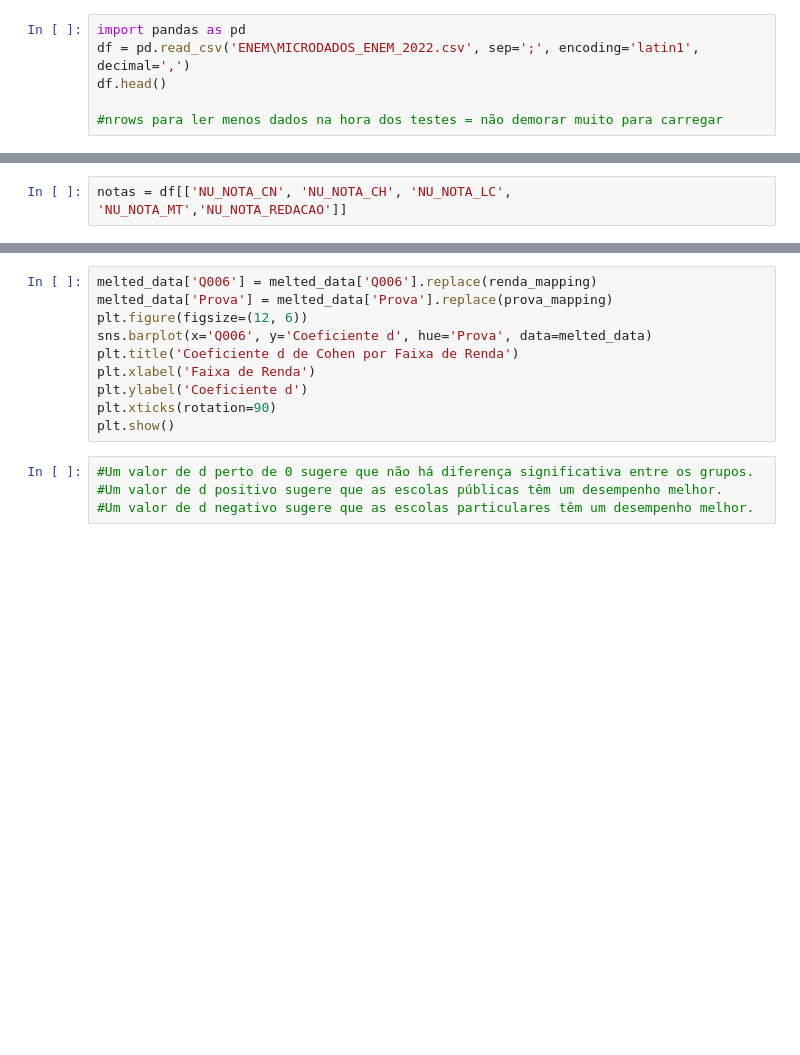
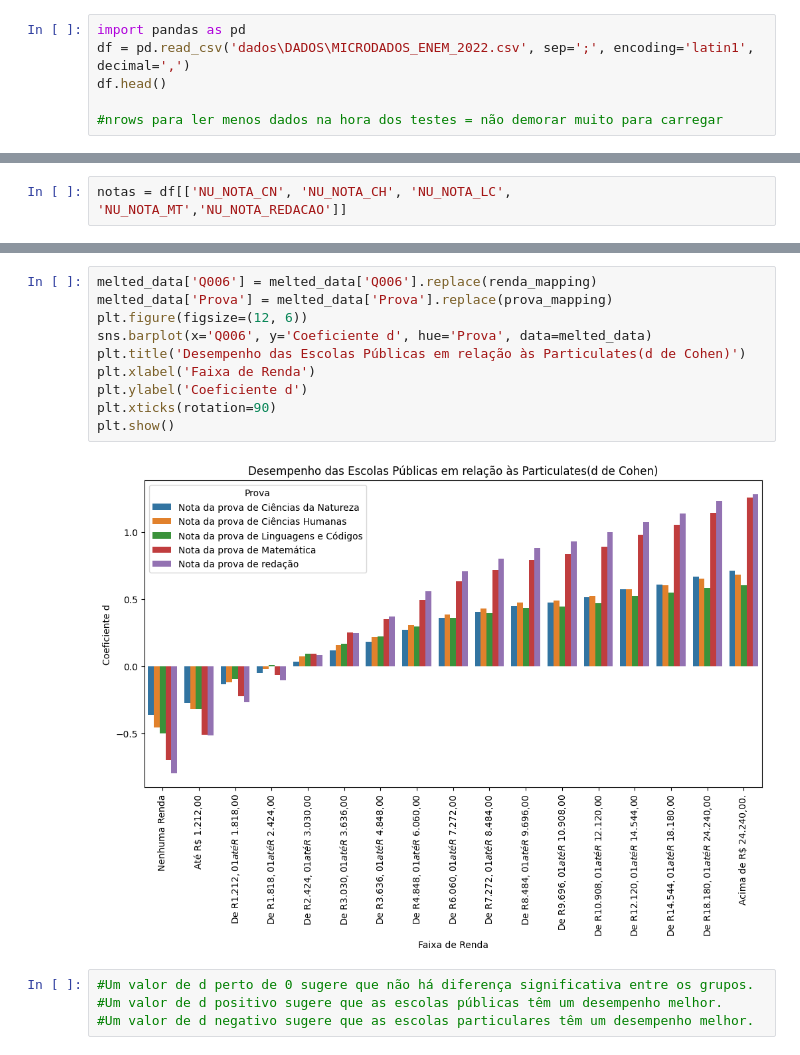
Before and after one commit to saragocams/dumaju, a Jupyter notebook: APS1.ipynb, the cells around one changed output, grey strips where cells are left out. Cells and saved outputs as stored; diff of their text form; blank space fills up the shorter version.

```diff
--- a/APS1.ipynb
+++ b/APS1.ipynb
@@ -1,6 +1,6 @@
 # %%
 import pandas as pd
-df = pd.read_csv('ENEM\MICRODADOS_ENEM_2022.csv', sep=';', encoding='latin1', decimal=',')
+df = pd.read_csv('dados\DADOS\MICRODADOS_ENEM_2022.csv', sep=';', encoding='latin1', decimal=',')
 df.head()
 
 #nrows para ler menos dados na hora dos testes = não demorar muito para carregar
@@ -117,13 +301,15 @@ melted_data
 # %%
 melted_data['Q006'] = melted_data['Q006'].replace(renda_mapping)
 melted_data['Prova'] = melted_data['Prova'].replace(prova_mapping)
 plt.figure(figsize=(12, 6))
 sns.barplot(x='Q006', y='Coeficiente d', hue='Prova', data=melted_data)
-plt.title('Coeficiente d de Cohen por Faixa de Renda')
+plt.title('Desempenho das Escolas Públicas em relação às Particulates(d de Cohen)')
 plt.xlabel('Faixa de Renda')
 plt.ylabel('Coeficiente d')
 plt.xticks(rotation=90)
 plt.show()
+# %% [output]
+[figure, added]
 # %%
 #Um valor de d perto de 0 sugere que não há diferença significativa entre os grupos.
 #Um valor de d positivo sugere que as escolas públicas têm um desempenho melhor.
```
Also changed, not shown: parts of 22 cells of this notebook.
